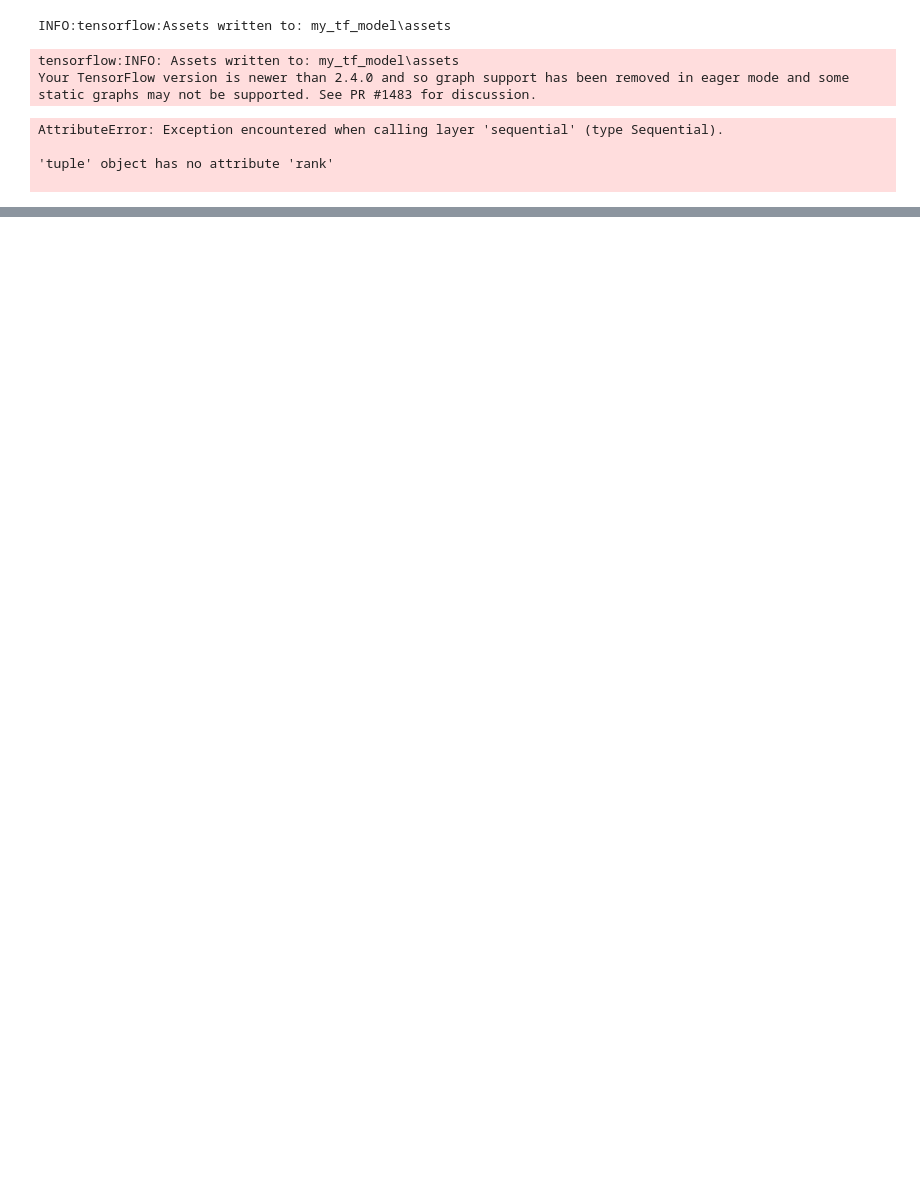
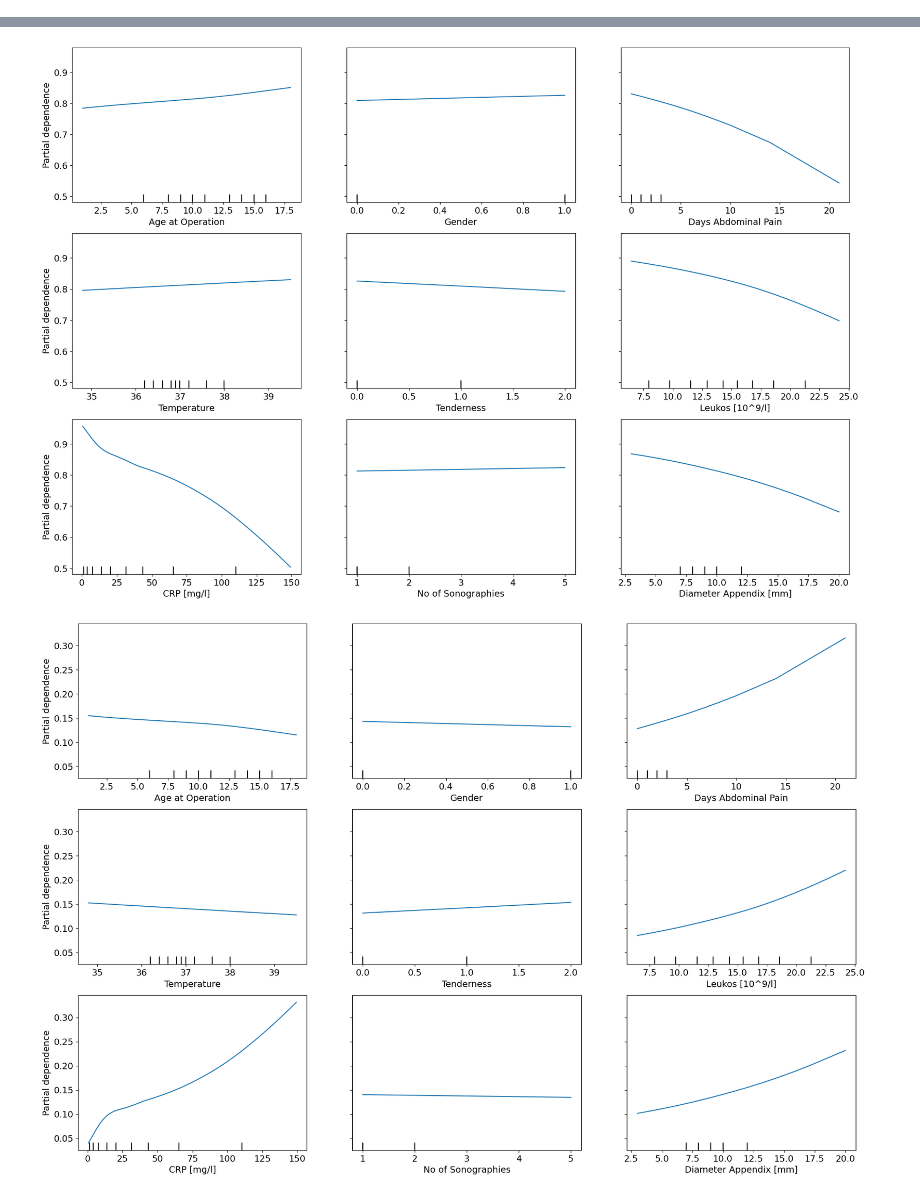
Before and after one commit to ivancrg/mlp, a Jupyter notebook: ml_p/pdp_ice_ale.ipynb, the cells around one changed output, grey strips where cells are left out. Drawn from its saved outputs; the diff is of its cells as text; code cells hidden in the pictures; blank space fills up the shorter version.

Commit message:
Explainability, subplots bug

```diff
--- a/ml_p/pdp_ice_ale.ipynb
+++ b/ml_p/pdp_ice_ale.ipynb
@@ -88,15 +72,18 @@ Epoch 41/300
 # %%
+import matplotlib.pyplot as plt
+import pandas as pd
 from PyALE import ale
 
-df = data.iloc[:, :-1]
-print(lr.predict(df)[:10])
-print(mlp.predict(df)[:10])
+df = pd.read_csv(folder + '/data_norm.csv').iloc[:, :-1]
 
 for i, f in enumerate(df.columns.to_list()):
+    plt.figure(figsize=(30, 13))
     ale_eff = ale(
         X=df,
-        model=lr,
+        model=model,
         feature=[f],
         grid_size=10,
-        include_CI=False
+        include_CI=True
     )
+
+    plt.savefig('tmp.png')
@@ -103,17 +112,38 @@ for i, f in enumerate(df.columns.to_list()):
 # %%
-mlp.trained_model.save("my_tf_model")
-loaded_model = tf.keras.models.load_model("my_tf_model")
-loaded_model.predict(X_test.iloc[[0]])
-# import shap
+import shap
 
-# shap_explainer = shap.DeepExplainer(loaded_model, X_train)
-# shap_values = shap_explainer.shap_vaues(X_test.iloc[[0]], check_additivity=False)
-# shap.summary_plot(shap_values, X_test.iloc[[0]])
+shap_explainer = shap.KernelExplainer(mlp.trained_model, X_train.iloc[:100])
+shap_values = shap_explainer.shap_values(X_test.iloc[[0]], check_additivity=False)
+shap.summary_plot(shap_values, X_test.iloc[[0]])
-# %% [output]
-INFO:tensorflow:Assets written to: my_tf_model\assets
-tensorflow:INFO: Assets written to: my_tf_model\assets
-Your TensorFlow version is newer than 2.4.0 and so graph support has been removed in eager mode and some static graphs may not be supported. See PR #1483 for discussion.
-AttributeError: Exception encountered when calling layer 'sequential' (type Sequential).
-
-'tuple' object has no attribute 'rank'
-
+# %%
+from sklearn.inspection import permutation_importance
+from sklearn.metrics import accuracy_score
+import numpy as np
+import matplotlib.pyplot as plt
+
+def custom_scoring(est, X, y_true):
+    y_pred = np.argmax(est.predict(X), axis=1)
+    return accuracy_score(y_true.to_numpy(), y_pred)
+
+if is_model_nn:
+    results = permutation_importance(mlp.trained_model, X_train, y_train, n_repeats=10, random_state=42, scoring=custom_scoring)
+else:
+    results = permutation_importance(mlp.trained_model, X_train, y_train, n_repeats=10, random_state=42)
+
+importance = results.importances_mean
+
+for i, v in enumerate(importance):
+    print(f'Feature {i}: {v:.5f}')
+
+plt.bar(X_test.columns, importance)
+plt.xticks(rotation=90)
+plt.xlabel('Features')
+plt.ylabel('Importance')
+plt.show()
+# %%
+from sklearn.inspection import PartialDependenceDisplay
+
+for c in y_train.unique():
+    fig, ax = plt.subplots(figsize=(22, 15))
+    pdp = PartialDependenceDisplay.from_estimator(mlp, X_train, features=[i for i in range(len(X_train.columns))], target=c, method='brute', ax=ax)
+# %% [output]
@@ -119,0 +167,2 @@ AttributeError: Exception encountered when calling layer 'sequential' (type Sequ
+[figure, added]
+[figure, added]
```
Also changed, not shown: parts of 7 cells of this notebook, 5 other files.
